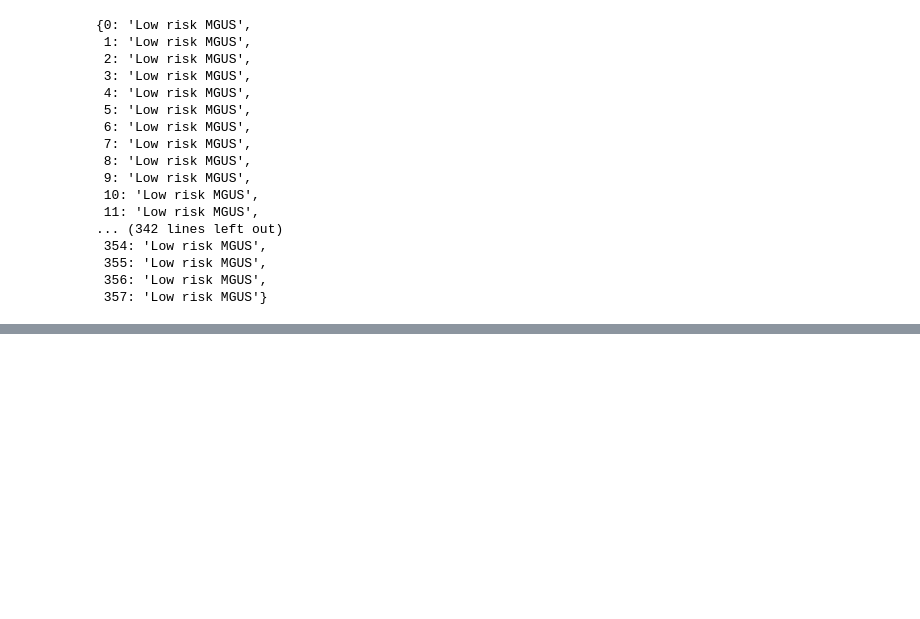
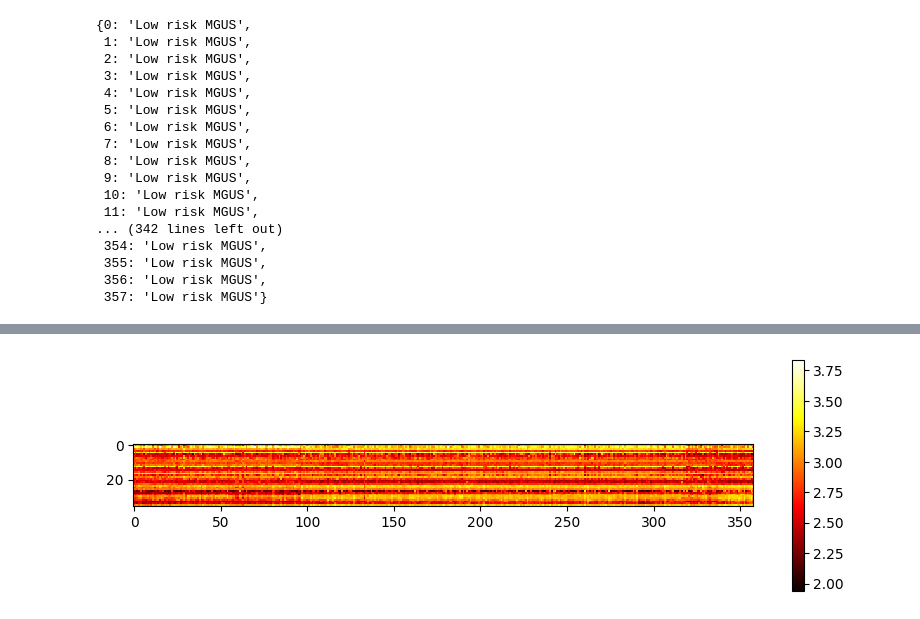
Before and after one commit to U-n-Own/computational-health-laboratory, a Jupyter notebook: data/data-understanding.ipynb, the cells around one changed output, grey strips where cells are left out. Cells and saved outputs as stored; diff of their text form; code cells hidden in the pictures; blank space fills up the shorter version.

```diff
--- a/data/data-understanding.ipynb
+++ b/data/data-understanding.ipynb
@@ -116,0 +166,8 @@ mgus_patients_risk
+# %%
+# Do heatmap of probset_expression_data
+plt.figure(figsize=(10, 3))
+plt.imshow(probset_expression_data, cmap='hot', interpolation='nearest')
+plt.colorbar()
+plt.show()
+# %% [output]
+[figure, added]
```
Also changed, not shown: parts of 8 cells of this notebook, 2 other files.
